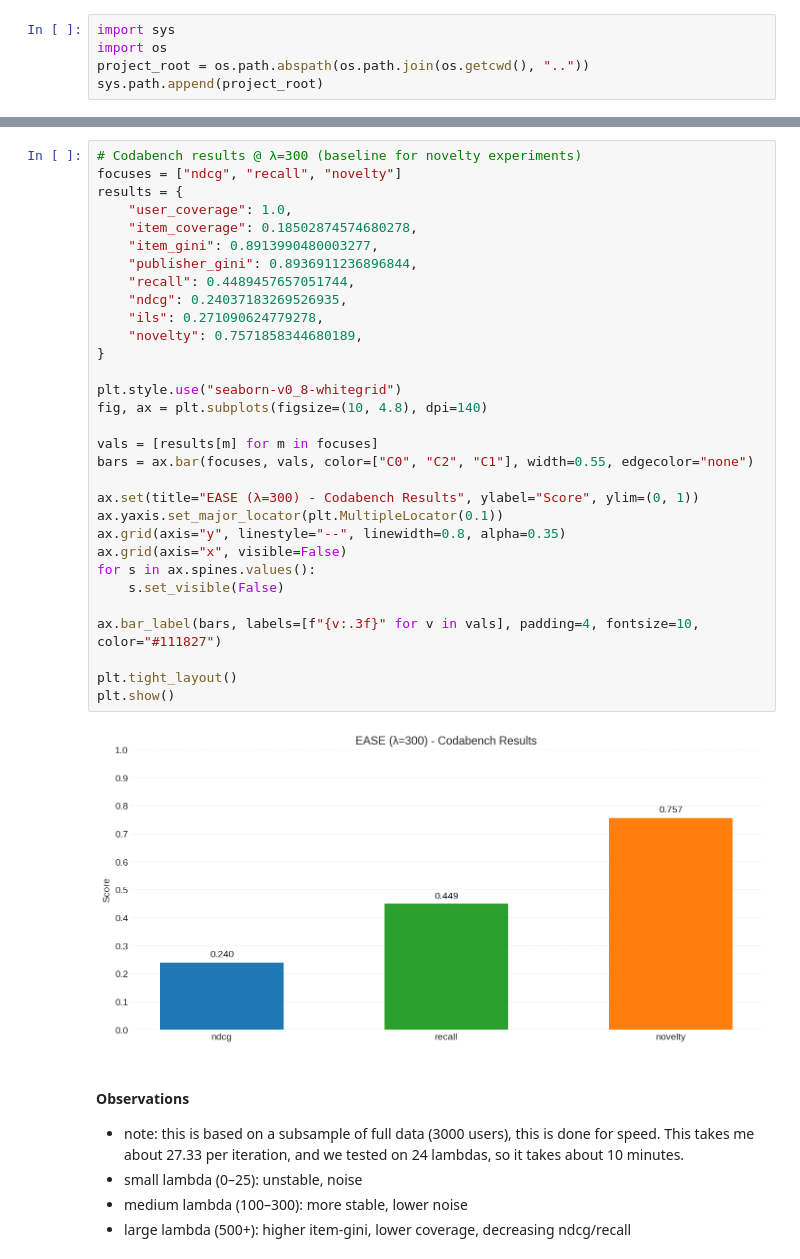
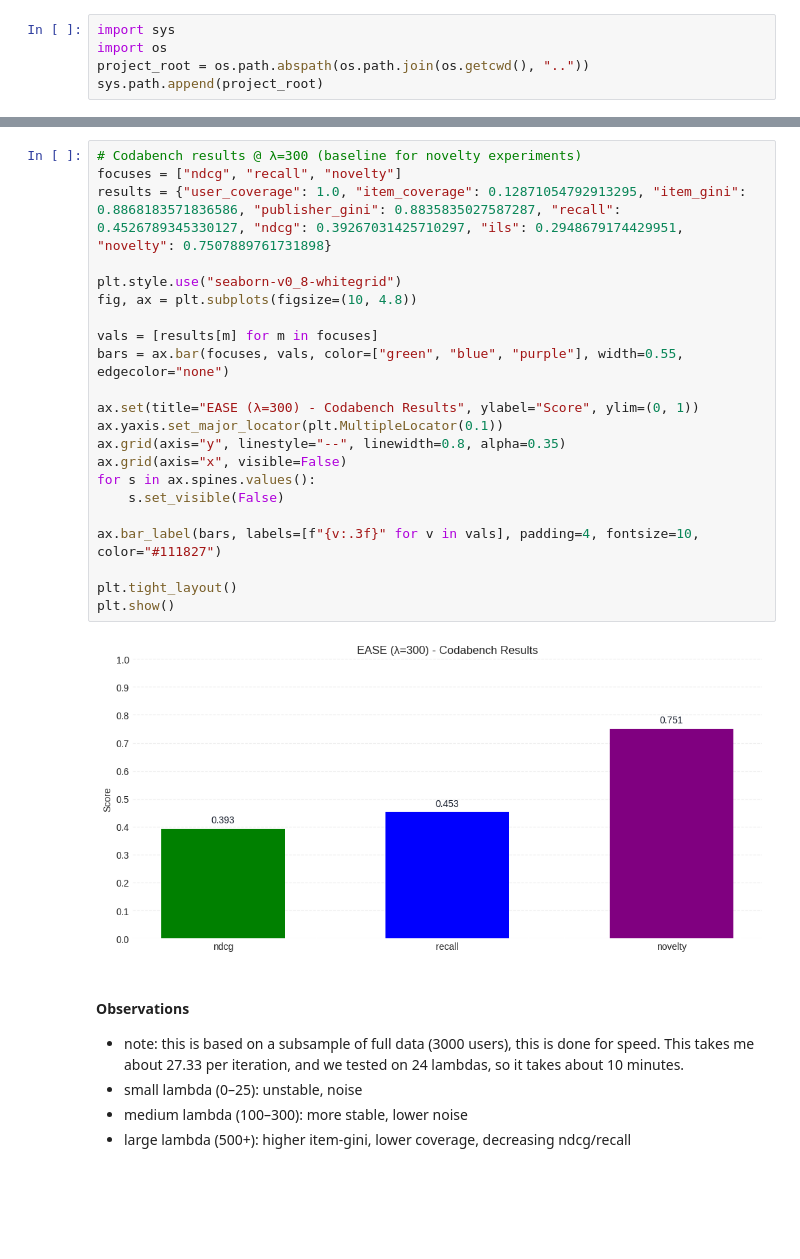
Before and after one commit to nabil-elouaamari/novelty-aware-recommenders, a Jupyter notebook: notebooks/03_ease_tuning.ipynb, the cells around one changed output, grey strips where cells are left out. Saved outputs shown, nothing was run; the diff lists cells and outputs as text; blank space fills up the shorter version.

Commit message:
adjusted notebooks, improved plots

```diff
--- a/notebooks/03_ease_tuning.ipynb
+++ b/notebooks/03_ease_tuning.ipynb
@@ -86,36 +86,27 @@ plt.show()
 # %%
 # Codabench results @ λ=300 (baseline for novelty experiments)
 focuses = ["ndcg", "recall", "novelty"]
-results = {
-    "user_coverage": 1.0,
-    "item_coverage": 0.18502874574680278,
-    "item_gini": 0.8913990480003277,
-    "publisher_gini": 0.8936911236896844,
-    "recall": 0.4489457657051744,
-    "ndcg": 0.24037183269526935,
-    "ils": 0.271090624779278,
-    "novelty": 0.7571858344680189,
-}
+results = {"user_coverage": 1.0, "item_coverage": 0.12871054792913295, "item_gini": 0.8868183571836586, "publisher_gini": 0.8835835027587287, "recall": 0.4526789345330127, "ndcg": 0.39267031425710297, "ils": 0.2948679174429951, "novelty": 0.7507889761731898}
 
 plt.style.use("seaborn-v0_8-whitegrid")
-fig, ax = plt.subplots(figsize=(10, 4.8), dpi=140)
+fig, ax = plt.subplots(figsize=(10, 4.8))
 
 vals = [results[m] for m in focuses]
-bars = ax.bar(focuses, vals, color=["C0", "C2", "C1"], width=0.55, edgecolor="none")
+bars = ax.bar(focuses, vals, color=["green", "blue", "purple"], width=0.55, edgecolor="none")
 
 ax.set(title="EASE (λ=300) - Codabench Results", ylabel="Score", ylim=(0, 1))
 ax.yaxis.set_major_locator(plt.MultipleLocator(0.1))
 ax.grid(axis="y", linestyle="--", linewidth=0.8, alpha=0.35)
 ax.grid(axis="x", visible=False)
 for s in ax.spines.values():
     s.set_visible(False)
 
 ax.bar_label(bars, labels=[f"{v:.3f}" for v in vals], padding=4, fontsize=10, color="#111827")
 
 plt.tight_layout()
 plt.show()
 # %% [output]
-[figure, old version]
+[figure, new version]
 # %% [markdown]
 #### Observations
 - note: this is based on a subsample of full data (3000 users), this is done for speed. This takes me about 27.33 per iteration, and we tested on 24 lambdas, so it takes about 10 minutes.
```
Also changed, not shown: parts of 2 cells of this notebook, 8 other files.
